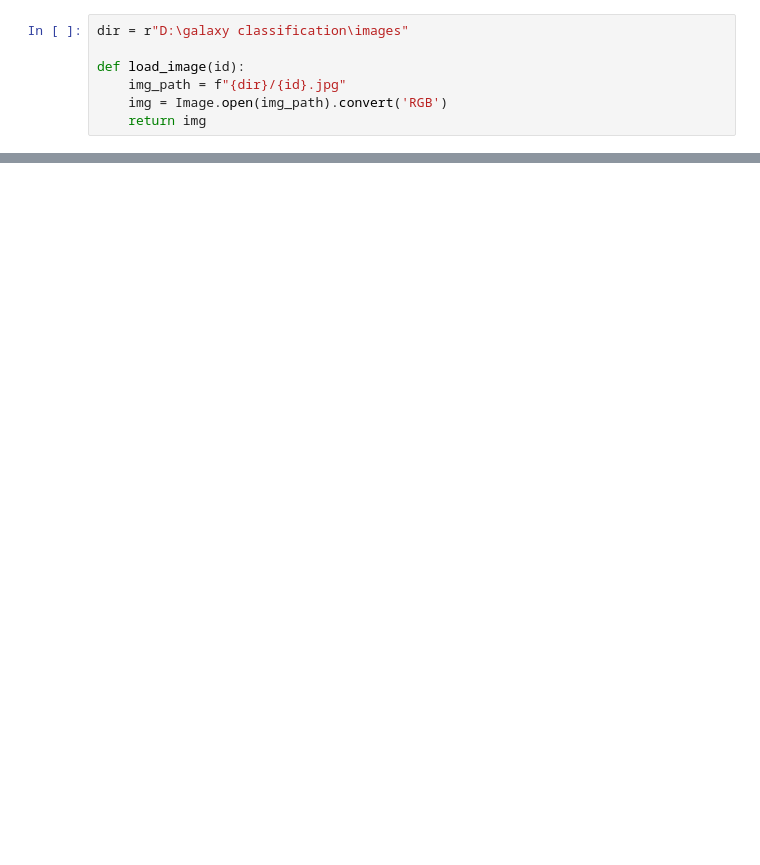
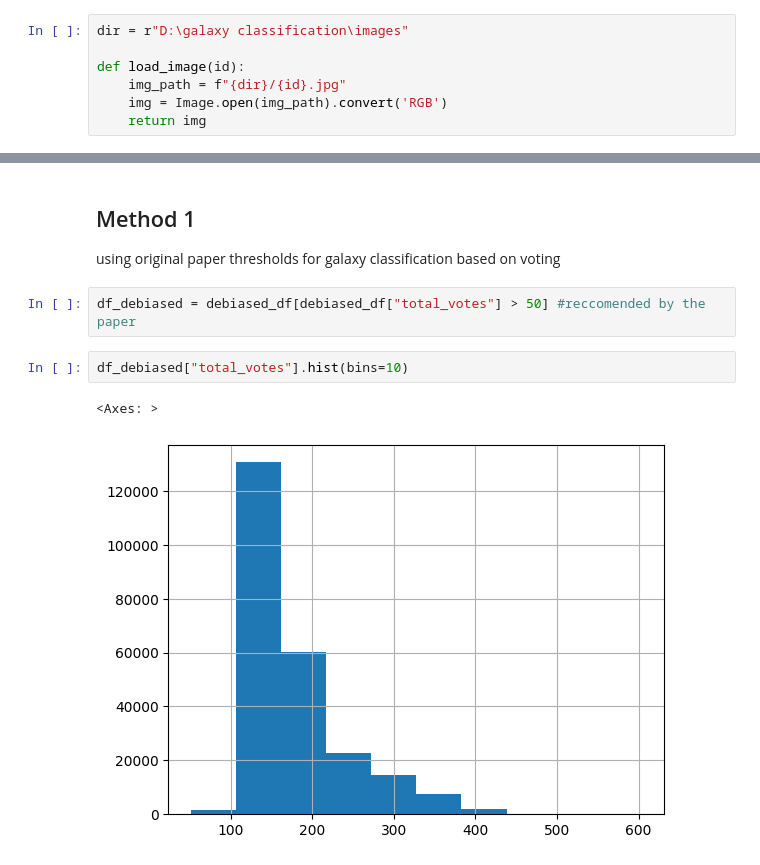
Before and after one commit to YubikNakarmi/galaxy-classification, a Jupyter notebook: notebooks/EDA.ipynb, the cells around one changed output, grey strips where cells are left out. Saved outputs shown, nothing was run; the diff lists cells and outputs as text; blank space fills up the shorter version.

```diff
--- a/notebooks/EDA.ipynb
+++ b/notebooks/EDA.ipynb
@@ -52,0 +72,10 @@ display(img)
+# %% [markdown]
+## Method 1
+using original paper thresholds for galaxy classification based on voting
+# %%
+df_debiased = debiased_df[debiased_df["total_votes"] > 50] #reccomended by the paper
+# %%
+df_debiased["total_votes"].hist(bins=10)
+# %% [output]
+<Axes: >
+[figure, added]
```
Also changed, not shown: parts of 15 cells of this notebook, 3 other files.
